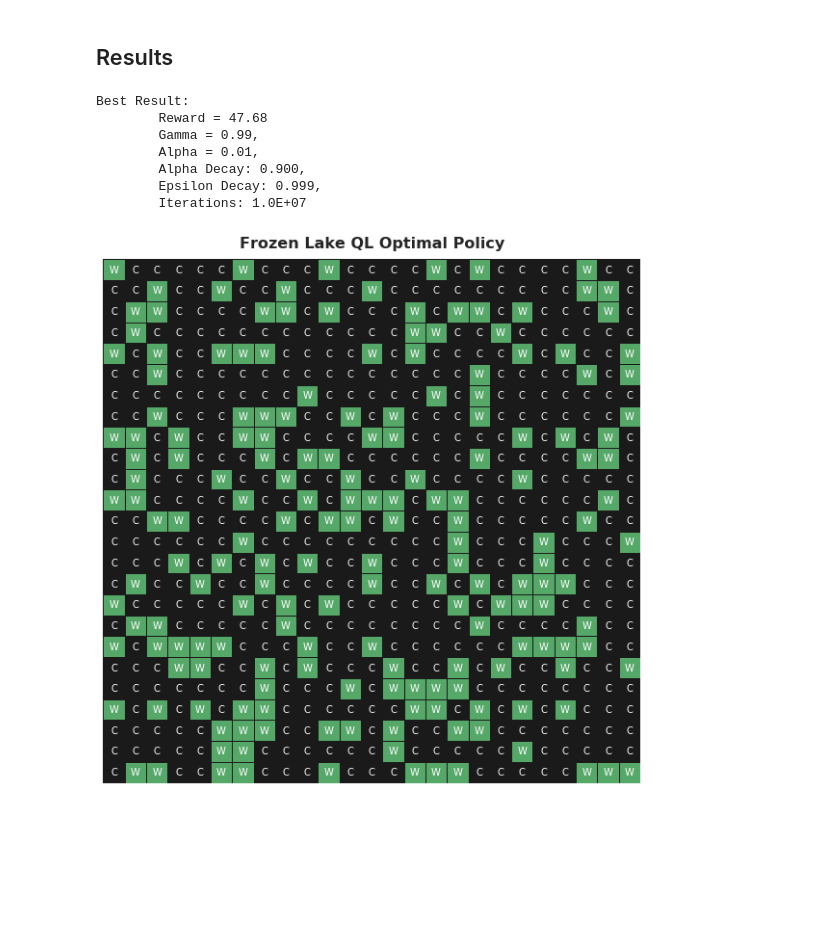
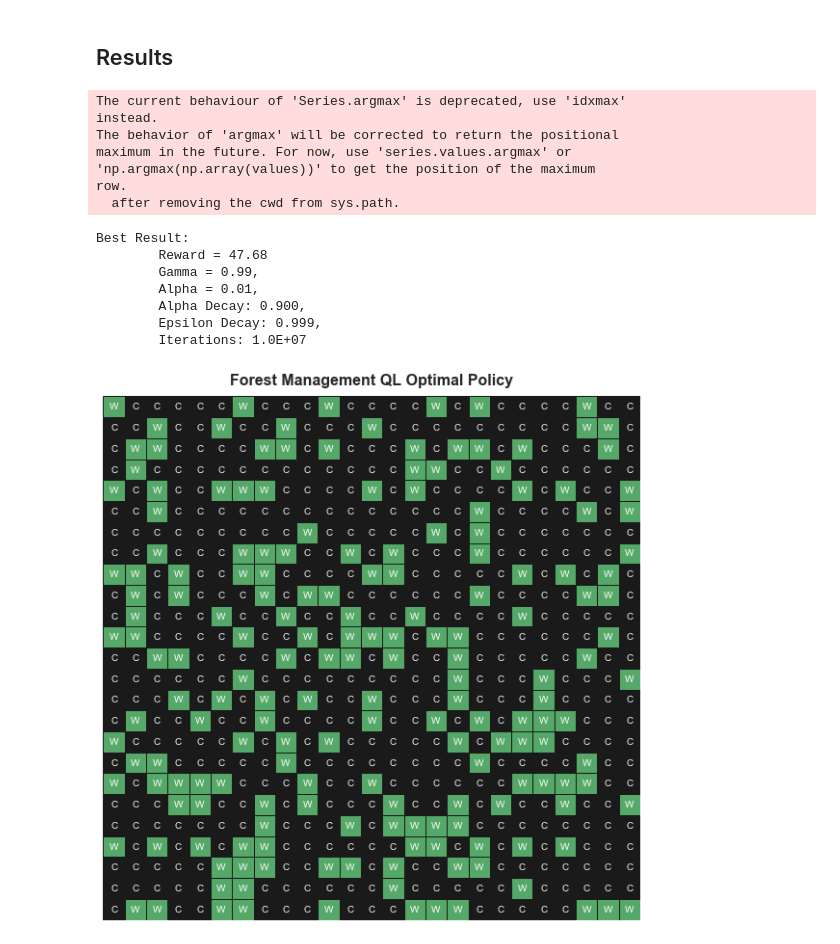
Before and after one commit to reedipher/CS-7641-reinforcement_learning, a Jupyter notebook: code/forest.ipynb, the cells around one changed output. Drawn from its saved outputs; the diff is of its cells as text; code cells hidden in the pictures; blank space fills up the shorter version.

```diff
--- a/code/forest.ipynb
+++ b/code/forest.ipynb
@@ -533,29 +540,36 @@ plot_QL('gamma', 'reward', title='Mean Reward vs. Gamma')
 # %%
 # Plot most successful gamma
 
 # find the score with the highest success percentage and get its policy
 bestRun = ql_data['reward'].argmax()
 
 best_policy = ql_data['policy'][bestRun]
 
 # reshape the policy since we pulled from a csv file
-#best_policy = best_policy[1:-1]
-#best_policy = eval(best_policy)
-#best_policy = np.array(best_policy)
-#best_policy = best_policy.reshape(rows, cols)
+best_policy = best_policy[1:-1]
+best_policy = eval(best_policy)
+best_policy = np.array(best_policy)
+best_policy = best_policy.reshape(25, 25)
 
 # plot the policy
-title='Frozen Lake QL Optimal Policy'
+title='Forest Management QL Optimal Policy'
 plot_forest(best_policy, title)
 
 print('Best Result:\n\tReward = %.2f\n\tGamma = %.2f,\n\tAlpha = %.2f,\n\tAlpha Decay: %.3f,\n\tEpsilon Decay: %.3f,\n\tIterations: %.1E'
       % (ql_data['reward'].max(), ql_data['gamma'][bestRun], ql_data['alpha'][bestRun], ql_data['alpha_decay'][bestRun], ql_data['epsilon_decay'][bestRun], ql_data['iterations'][bestRun]))
 # %% [output]
-Best Result:
-        Reward = 47.68
-        Gamma = 0.99,
-        Alpha = 0.01,
-        Alpha Decay: 0.900,
-        Epsilon Decay: 0.999,
-        Iterations: 1.0E+07
+The current behaviour of 'Series.argmax' is deprecated, use 'idxmax'
+instead.
+The behavior of 'argmax' will be corrected to return the positional
+maximum in the future. For now, use 'series.values.argmax' or
+'np.argmax(np.array(values))' to get the position of the maximum
+row.
+  after removing the cwd from sys.path.
+Best Result:
+        Reward = 47.68
+        Gamma = 0.99,
+        Alpha = 0.01,
+        Alpha Decay: 0.900,
+        Epsilon Decay: 0.999,
+        Iterations: 1.0E+07
-[figure, old version]
+[figure, new version]
```
Also changed, not shown: parts of 3 cells of this notebook, 7 other files.
